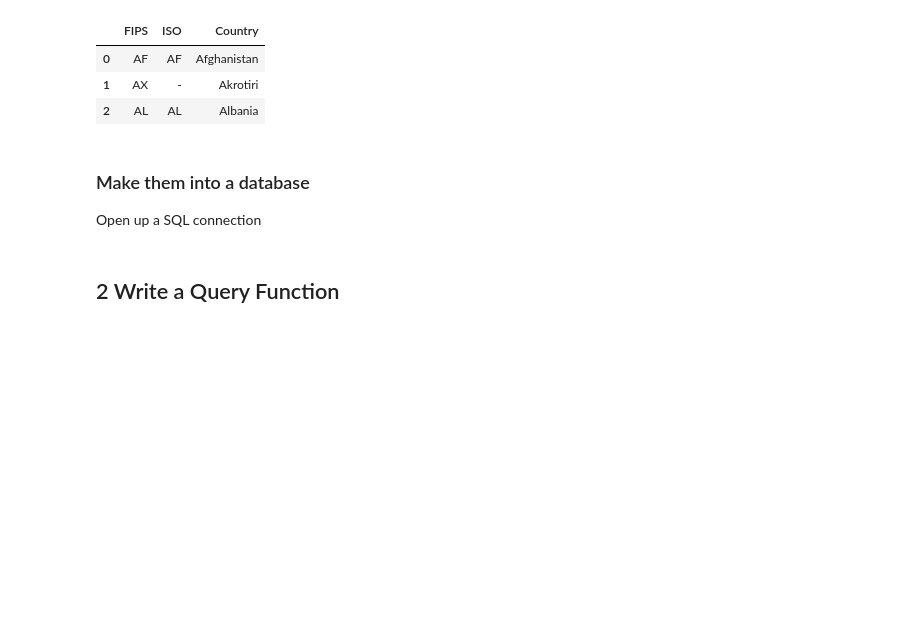
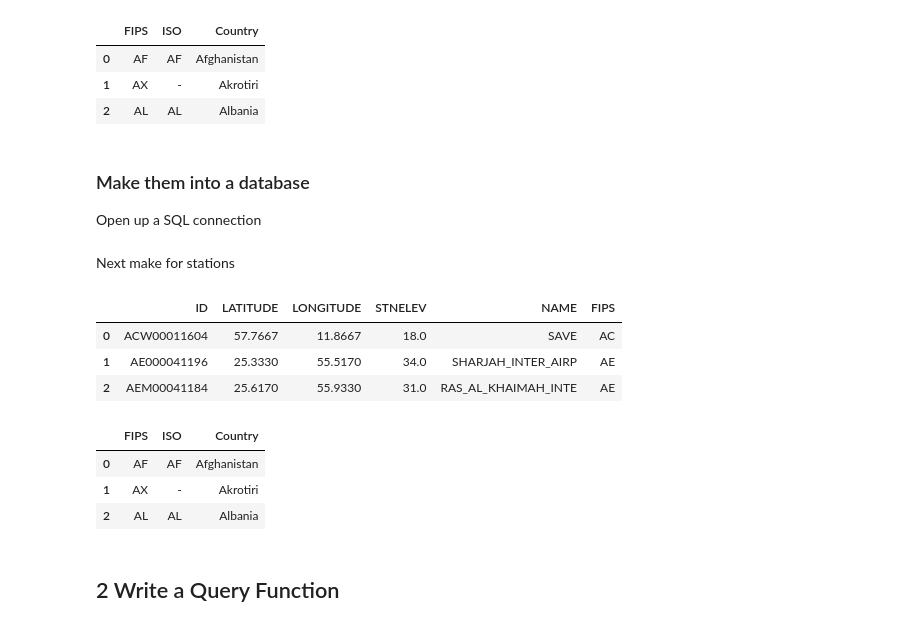
Before and after one commit to evagpm/evagpm.github.io, a Jupyter notebook: notebooks/blog_post_1.ipynb, the cells around one changed output. Saved outputs shown, nothing was run; the diff lists cells and outputs as text; code cells hidden in the pictures; blank space fills up the shorter version.

```diff
--- a/notebooks/blog_post_1.ipynb
+++ b/notebooks/blog_post_1.ipynb
@@ -73,5 +76,30 @@ for df in df_iter:
+# %% [markdown]
+Next make for stations
+# %%
+stations_url = "https://raw.githubusercontent.com/PhilChodrow/PIC16B/master/datasets/noaa-ghcn/station-metadata.csv"
+stations = pd.read_csv(stations_url)
+stations["FIPS"] = stations["ID"].str[0:2]
+stations.head(3)
+# %% [output]
+|  | ID | LATITUDE | LONGITUDE | STNELEV | NAME | FIPS |
+| 0 | ACW00011604 | 57.7667 | 11.8667 | 18.0 | SAVE | AC |
+| 1 | AE000041196 | 25.3330 | 55.5170 | 34.0 | SHARJAH_INTER_AIRP | AE |
+| 2 | AEM00041184 | 25.6170 | 55.9330 | 31.0 | RAS_AL_KHAIMAH_INTE | AE |
 # %%
 stations.to_sql("stations", conn, if_exists = "replace", index = False)
+# %%
+countries_url = "https://raw.githubusercontent.com/mysociety/gaze/master/data/fips-10-4-to-iso-country-codes.csv"
+countries = pd.read_csv(countries_url)
+countries["FIPS"] = countries["FIPS 10-4"]
+countries["ISO"] = countries["ISO 3166"]
+countries["Country"] = countries["Name"]
+countries = countries.drop(["FIPS 10-4", "ISO 3166", "Name"], axis = 1)
+countries.head(3)
+# %% [output]
+|  | FIPS | ISO | Country |
+| 0 | AF | AF | Afghanistan |
+| 1 | AX | - | Akrotiri |
+| 2 | AL | AL | Albania |
 # %%
 countries.to_sql("countries", conn, if_exists = "replace", index = False)
 # %%
```
Also changed, not shown: parts of 18 cells of this notebook.
